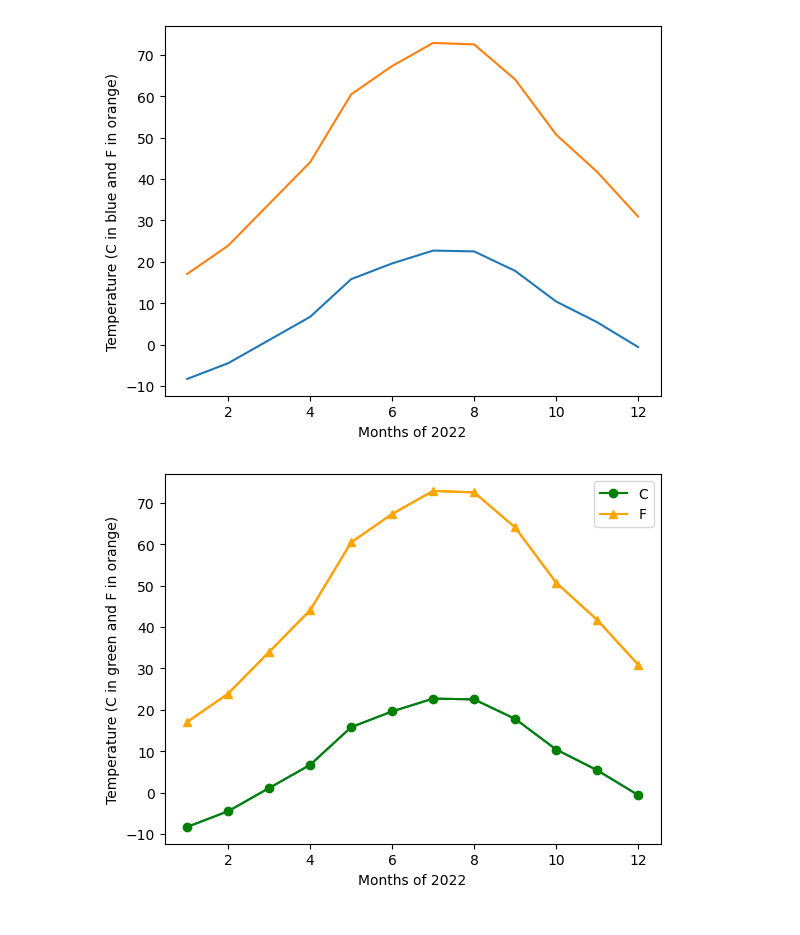
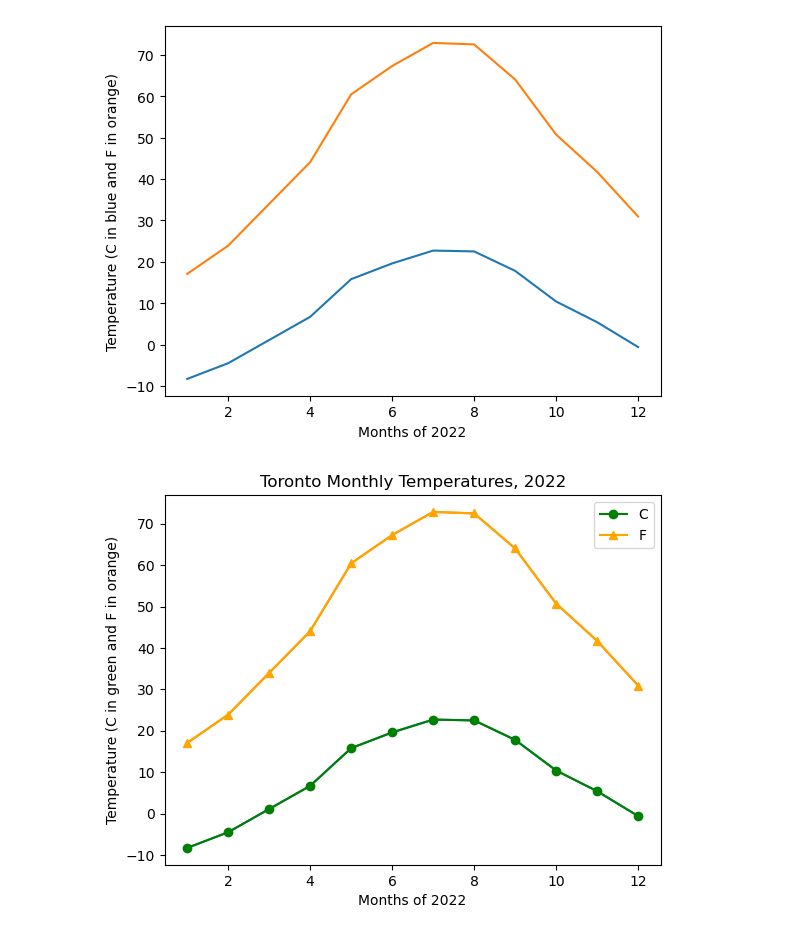
Before and after one commit to YargKlnc/Toronto-Temperature-2022, a Jupyter notebook: Toronto_2022_Monthly_Temperature.ipynb, the cells around one changed output. Drawn from its saved outputs; the diff is of its cells as text; code cells hidden in the pictures.

Commit message:
revised code, figure title added

```diff
--- a/Toronto_2022_Monthly_Temperature.ipynb
+++ b/Toronto_2022_Monthly_Temperature.ipynb
@@ -53,19 +53,20 @@ plt.show()
 # %%
 plt.plot(x_axis_data, yearly_temps_Celsius)
 plt.plot(x_axis_data, yearly_temps_Fahrenheit)
 
+plt.title("Toronto Monthly Temperatures, 2022")
 plt.xlabel("Months of 2022")
 plt.ylabel("Temperature (C in green and F in orange)")
 
 # Mark a blue circle to yearly_temps_Celsius
 yearly_temps_Celsius_handle = plt.plot(x_axis_data, yearly_temps_Celsius, marker ='o', color='green', label="C")
 
 # Mark a red triangle to yearly_temps_Fahrenheit
 yearly_temps_Fahrenheit_handle = plt.plot(x_axis_data, yearly_temps_Fahrenheit, marker='^', color='orange', label="F")
 
 # Adding a legend and setting on upper right and saving fig
 plt.legend(loc="upper right")
 plt.savefig("Toronto_Temps_2022.png")
 plt.show()
 # %% [output]
-[figure, old version]
+[figure, new version]
```
Also changed, not shown: parts of 1 cell of this notebook, 1 other file.
